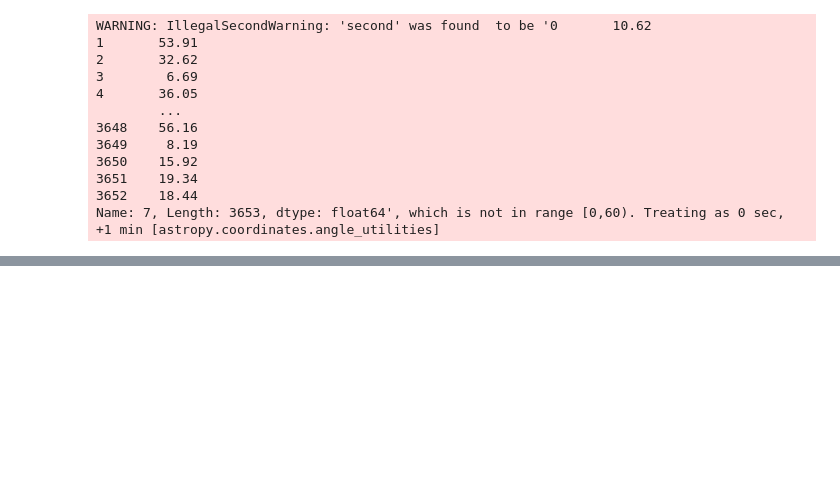
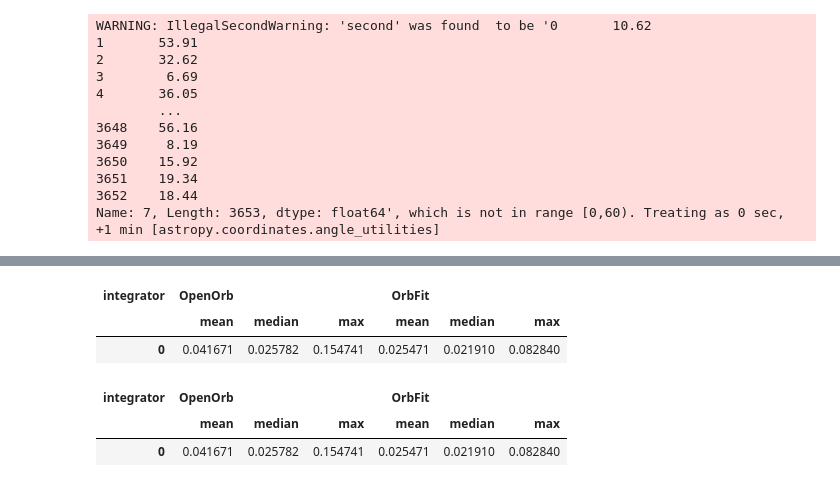
Before and after one commit to dirac-institute/iCompare, a Jupyter notebook: demo_icompare.ipynb, the cells around one changed output, grey strips where cells are left out. Drawn from its saved outputs; the diff is of its cells as text; code cells hidden in the pictures; blank space fills up the shorter version.

```diff
--- a/demo_icompare.ipynb
+++ b/demo_icompare.ipynb
@@ -63,0 +144,12 @@ dtype: float64
+# %%
+display(pd.DataFrame(ic.table_stats(rsep)).T.style.apply(ic.default_map))
+# %% [output]
+| integrator | OpenOrb |  |  | OrbFit |  |  |
+|  | mean | median | max | mean | median | max |
+| 0 | 0.041671 | 0.025782 | 0.154741 | 0.025471 | 0.021910 | 0.082840 |
+# %%
+display(pd.DataFrame(ic.table_stats(rsep)).T.style.apply(ic.rg_friendly_map))
+# %% [output]
+| integrator | OpenOrb |  |  | OrbFit |  |  |
+|  | mean | median | max | mean | median | max |
+| 0 | 0.041671 | 0.025782 | 0.154741 | 0.025471 | 0.021910 | 0.082840 |
```
Also changed, not shown: parts of 22 cells of this notebook, 2 other files.
